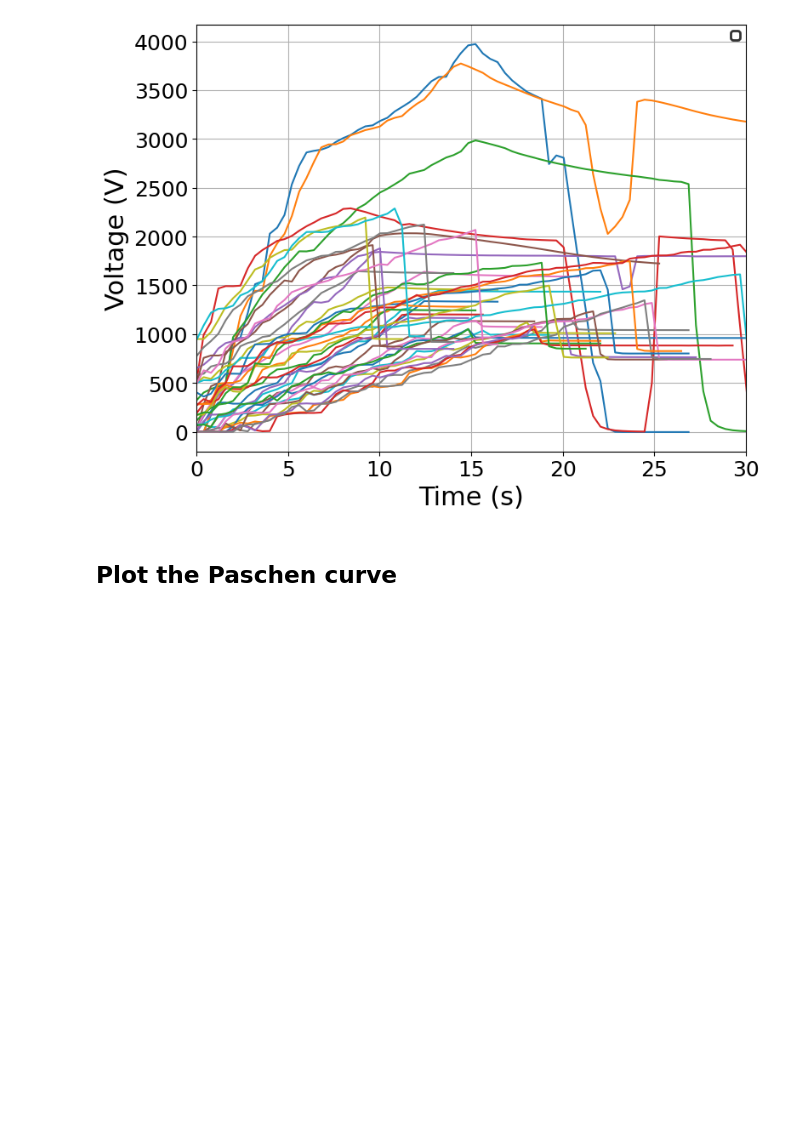
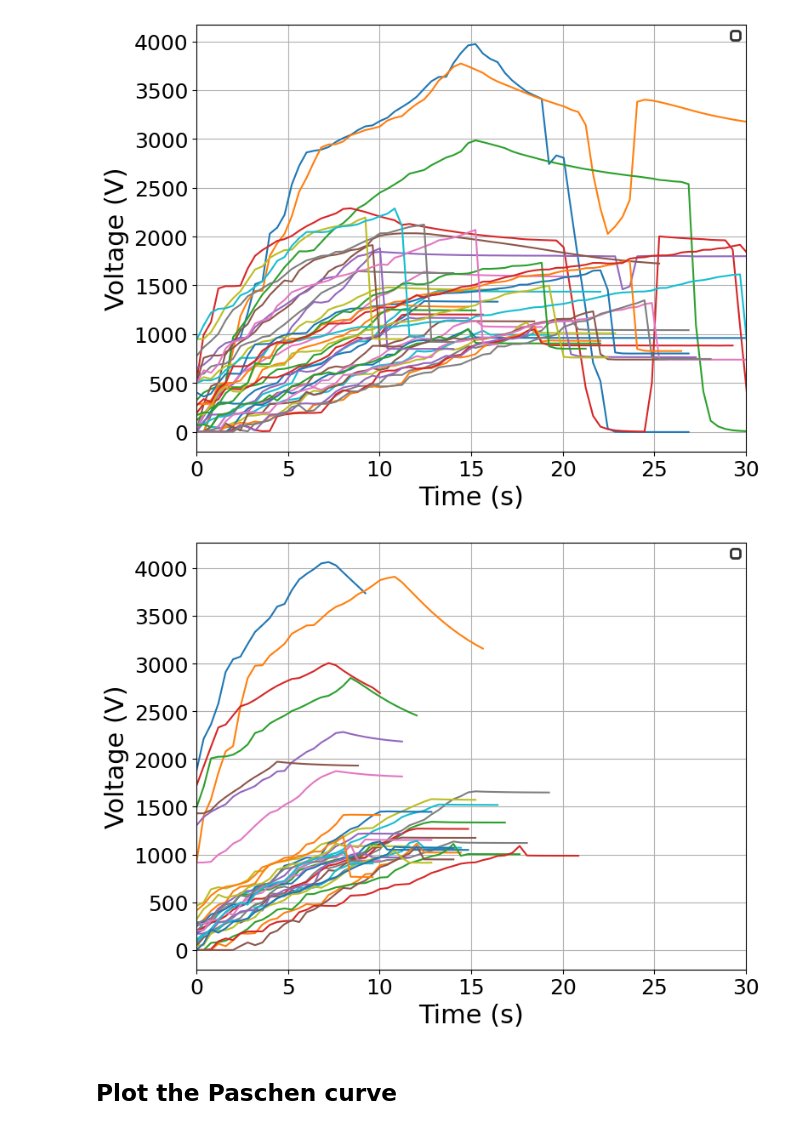
Before and after one commit to ferocitoo/TP3, a Jupyter notebook: TP_Plasma/Discharge_air.ipynb, the cells around one changed output. Drawn from its saved outputs; the diff is of its cells as text; code cells hidden in the pictures; blank space fills up the shorter version.

```diff
--- a/TP_Plasma/Discharge_air.ipynb
+++ b/TP_Plasma/Discharge_air.ipynb
@@ -89,29 +71,28 @@ print(Ps)
 # %%
 #plot
 xlabel = "Time (s)"
 ylabel = "Voltage (V)"
 
+for g in range(len(Gases)):
+    #plot for air
+    ax,fig = u.create_figure_and_apply_format((8,6),xlabel=xlabel, ylabel=ylabel)
 
-ax,fig = u.create_figure_and_apply_format((8,6),xlabel=xlabel, ylabel=ylabel)
+    for i in range(len(Vs[g])):
 
-# plot_array = [14, 15, 16, 17, 18, 19, 20, 21, 22, 23]
+        V = np.array(Vs[g][i])
+        t = np.linspace(0, (len(V) - 1) * dt, len(V))
+
+        # ax.plot(t,V, label=f'P = {Ps[i-1]} mbar')
+        ax.plot(t,V)
+
+        ax.set_xlim(0, 30)
 
 
-for i in range(len(Vs)):
-
-    V = np.array(Vs[i])
-    t = np.linspace(0, (len(V) - 1) * dt, len(V))
-
-    # ax.plot(t,V, label=f'P = {Ps[i-1]} mbar')
-    ax.plot(t,V)
-
-    ax.set_xlim(0, 30)
-
-
-u.set_legend_properties(ax)
-plt.show()
+    u.set_legend_properties(ax)
+    plt.show()
 # %% [output]
 [figure]
+[figure, added]
 # %% [markdown]
 ## Plot the Paschen curve
 # %%
```
Also changed, not shown: parts of 2 cells of this notebook, 15 other files.
